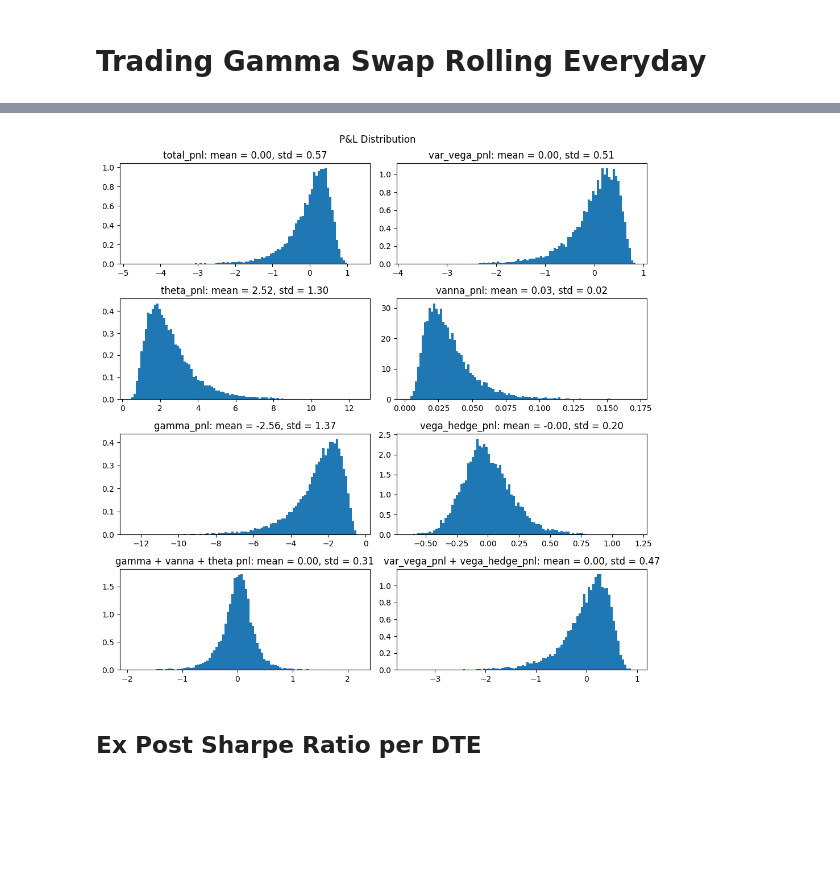
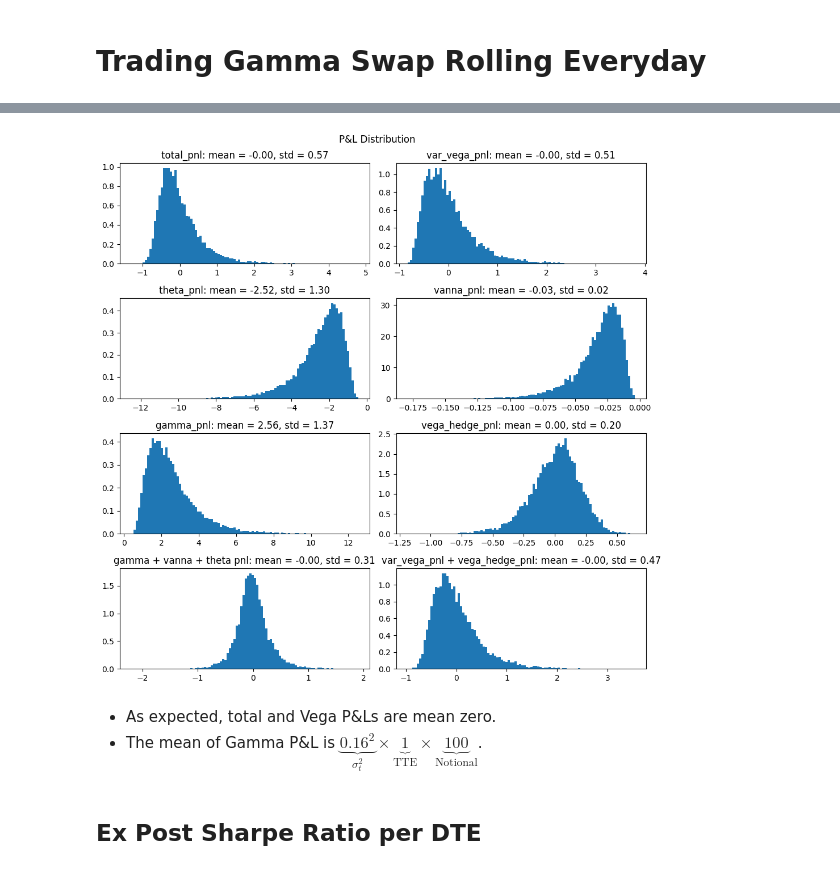
Before and after one commit to Newtype07/volatility-arbitrage-stoch-vol, a Jupyter notebook: volatility_arbitrage/strategy/gamma_swap_sanity_check.ipynb, the cells around one changed output, grey strips where cells are left out. Cells and saved outputs as stored; diff of their text form; code cells hidden in the pictures; blank space fills up the shorter version.

```diff
--- a/volatility_arbitrage/strategy/gamma_swap_sanity_check.ipynb
+++ b/volatility_arbitrage/strategy/gamma_swap_sanity_check.ipynb
@@ -76,4 +76,4 @@ for dte in target_dte:
 # %%
-cont_short_strategy = -np.ones_like(real_var[:-1]) * 100
-cont_short_pnl = gamma_swap_pnl_per_dte[21].get_strategy_pnl(cont_short_strategy)
+cont_long_strategy = np.full_like(real_var[:-1], 100)
+cont_long_pnl = gamma_swap_pnl_per_dte[21].get_strategy_pnl(cont_long_strategy)
 # %%
@@ -87,7 +89,10 @@ plot_vega_hedge_performance_of_path(cont_short_pnl, 0)
 # %%
-plot_pnl_distribution(cont_short_pnl)
+plot_pnl_distribution(cont_long_pnl)
 # %% [output]
-[figure, old version]
+[figure, new version]
+# %% [markdown]
+- As expected, total and Vega P&Ls are mean zero.
+- The mean of Gamma P&L is $\underbrace{0.16^2}_{\sigma_t^2} \times \underbrace{1}_{\text{TTE}} \times \underbrace{100}_{\text{Notional}}$.
 # %% [markdown]
 ## Ex Post Sharpe Ratio per DTE
 # %%
```
Also changed, not shown: parts of 7 cells of this notebook, 8 other files.
